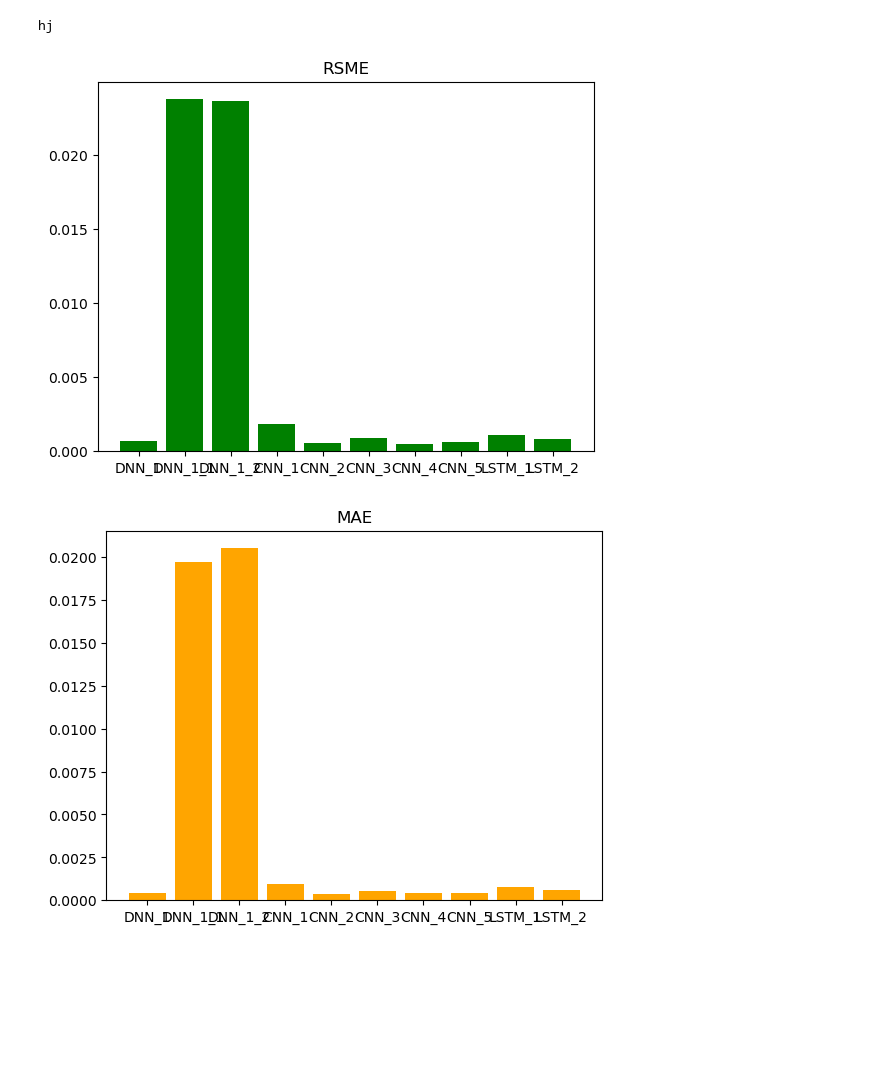
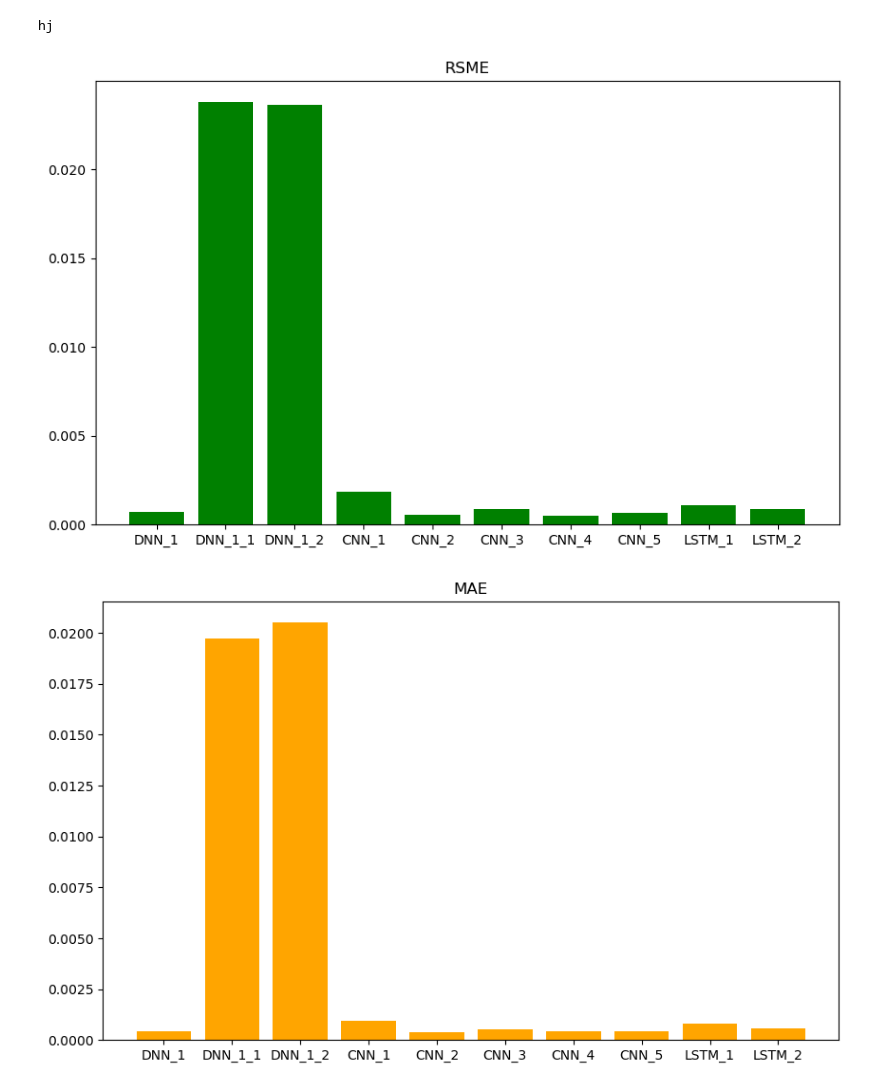
Before and after one commit to BhawitBalodi/State-Of-Health-Of-Battery, a Jupyter notebook: Energy_estimation.ipynb, the cells around one changed output. Saved outputs shown, nothing was run; the diff lists cells and outputs as text; code cells hidden in the pictures; blank space fills up the shorter version.

```diff
--- a/Energy_estimation.ipynb
+++ b/Energy_estimation.ipynb
@@ -1005,20 +1005,20 @@ hj
 # %%
 
 
 rmse_score = {'DNN_1':0.0006928,'DNN_1_1':0.0237752,'DNN_1_2':0.02365463,'CNN_1':0.00186902,'CNN_2':0.00056235,
               'CNN_3':0.00087369,'CNN_4':0.00050353,'CNN_5':0.00065379,'LSTM_1':0.0010734,
              'LSTM_2':0.00085671}
 names = list(rmse_score.keys())
 values = list(rmse_score.values())
 
-
+plt.figure(figsize=(10,6))
 
 plt.bar(range(len(rmse_score)), values, tick_label=names,color='green')
 
 plt.title('RSME')
 plt.show()
 # %% [output]
-[figure, old version]
+[figure, new version]
 # %%
 mae_score = {'DNN_1':0.0004480,'DNN_1_1':0.01971988,'DNN_1_2':0.02050883,'CNN_1':0.000936490,'CNN_2':0.00036893,
               'CNN_3':0.0005352,'CNN_4':0.0004310,'CNN_5':0.0004179,'LSTM_1':0.0007953,
@@ -1027,8 +1027,9 @@ mae_score = {'DNN_1':0.0004480,'DNN_1_1':0.01971988,'DNN_1_2':0.02050883,'CNN_1'
 names_mae = list(mae_score.keys())
 values_mae = list(mae_score.values())
 
+plt.figure(figsize=(10,6))
 plt.bar(range(len(mae_score)), values_mae, tick_label=names_mae,color='orange')
 plt.title('MAE')
 plt.show()
 # %% [output]
-[figure, old version]
+[figure, new version]
```
Also changed, not shown: 2 other files.
